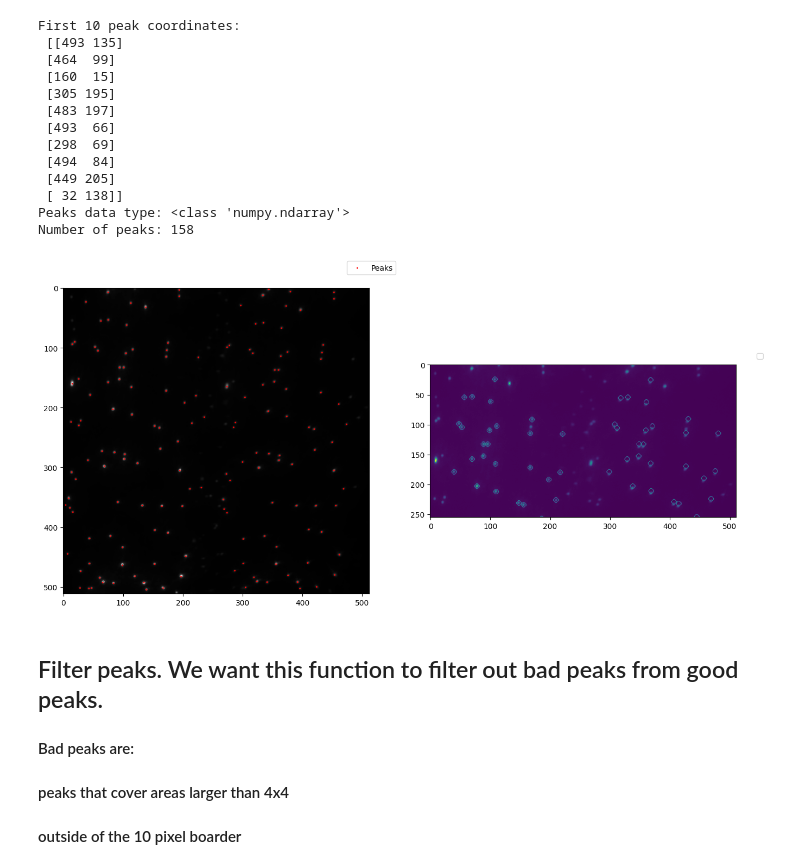
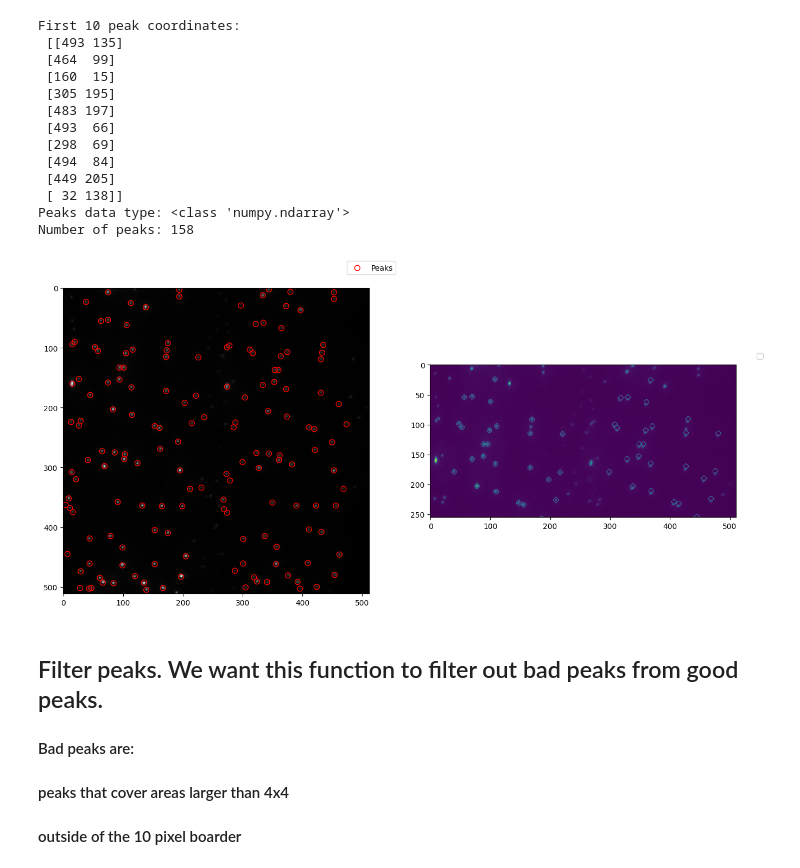
Before and after one commit to ljhason/smImaging-Exploration, a Jupyter notebook: img_avg_map/img_avg.ipynb, the cells around one changed output. Saved outputs shown, nothing was run; the diff lists cells and outputs as text; code cells hidden in the pictures.

```diff
--- a/img_avg_map/img_avg.ipynb
+++ b/img_avg_map/img_avg.ipynb
@@ -139,6 +136,7 @@ plt.show()
 # %% [markdown]
 ## Alterning the find_peaks_scipy function to more closely resemble IDL script
 # %%
+#SAME find_peaks_scipy_IDL function as in imv_avg.ipynb file
 def find_peaks_scipy_IDL(image_path, sigma=2, block_size=16, std=10, scaler_percent=35):
 
     # Load image (assumes grayscale uint8 image)
@@ -151,16 +149,6 @@ def find_peaks_scipy_IDL(image_path, sigma=2, block_size=16, std=10, scaler_perc
     min_intensity = np.min(image_1)
     max_intensity = np.max(image_1)
     threshold = min_intensity + (scaler_percent / 100.0) * (max_intensity - min_intensity)
-
-
-    # # Compute intensity threshold based on scaler_percent
-    # min_intensity = np.min(image_1)
-    # max_intensity = np.max(image_1)
-    # threshold = min_intensity + (scaler_percent / 100.0) * (max_intensity - min_intensity)
-    image_2 = image_1.copy()
-    med = np.median(image_1)
-    # Apply threshold
-    image_2[image_2 < (med + std)] = 0
 
     # Compute a low-resolution background estimation
     background = np.zeros((height, width), dtype=np.float32)
@@ -176,7 +164,6 @@ def find_peaks_scipy_IDL(image_path, sigma=2, block_size=16, std=10, scaler_perc
     # Apply intensity threshold
     image_2 = image_1.copy()
     med = np.median(image_1)
-    # std = 10  # Manually defined
     image_2[image_2 < (med + std)] = 0
 
     # Detect peaks using peak_local_max
@@ -205,18 +192,18 @@ Number of peaks: 158
 # %%
 #Image on dropbox
 #My image path
 f, axes = plt.subplots(1, 2, figsize=(16, 16))
 
-axes[0].imshow(image, cmap="gray")
-axes[0].scatter(peaks_coords_IDL[:, 1], peaks_coords_IDL[:, 0], s=1, facecolors='none', edgecolors='r', label='Peaks')
+axes[0].imshow(image, cmap="grey")
+axes[0].scatter(peaks_coords_IDL[:, 1], peaks_coords_IDL[:, 0], s=50, facecolors='none', edgecolors='r', label='Peaks')
 axes[0].legend(loc='upper right', bbox_to_anchor=(1.1, 1.1))
 
 #display ../pma files/hel1_ave_LF_Circ.tif next to plt.imshow(image) side by side
 axes[1].imshow(hel1_ave_image)
 axes[1].legend(loc='upper right', bbox_to_anchor=(1.1, 1.1))
 plt.show()
 # %% [output]
-[figure, old version]
+[figure, new version]
 # %%
 # def calculate_peak_sizes(peak_coords, processed_image):
 #     labeled_array, num_features = label(processed_image > 0)
```
Also changed, not shown: parts of 4 cells of this notebook.
